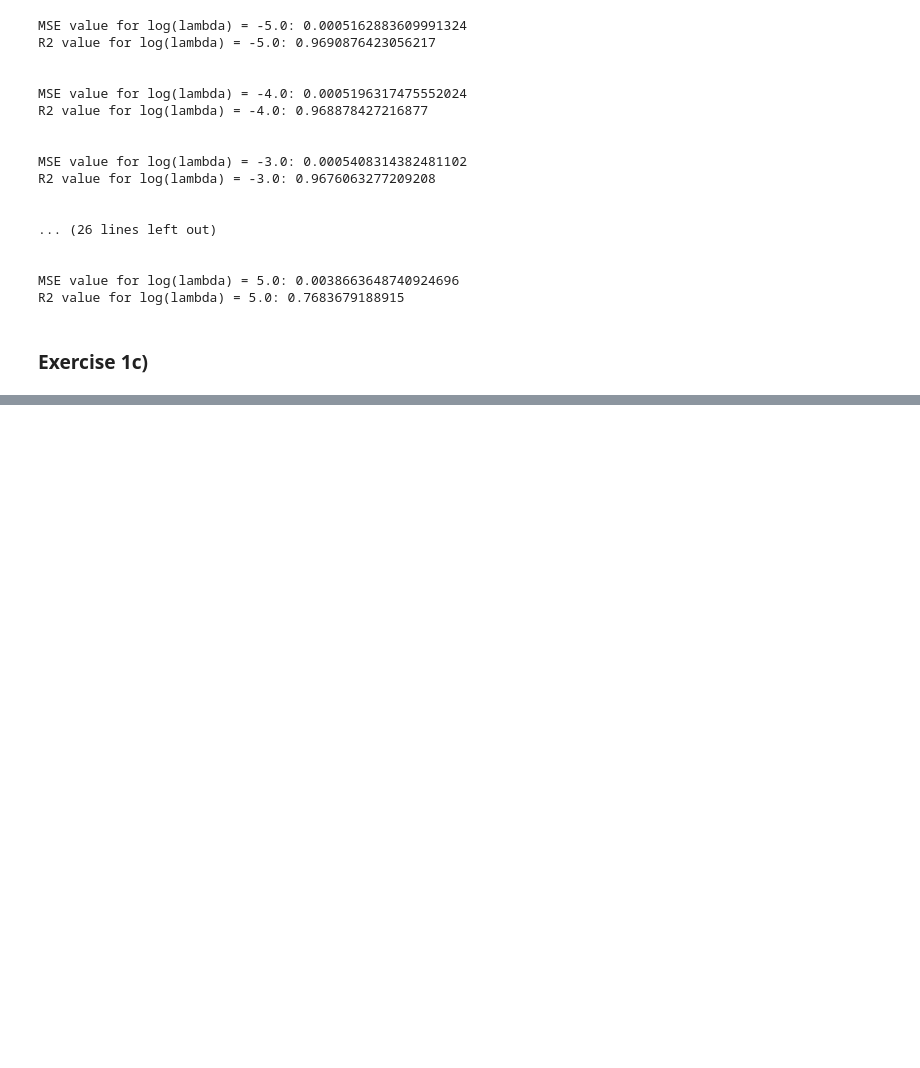
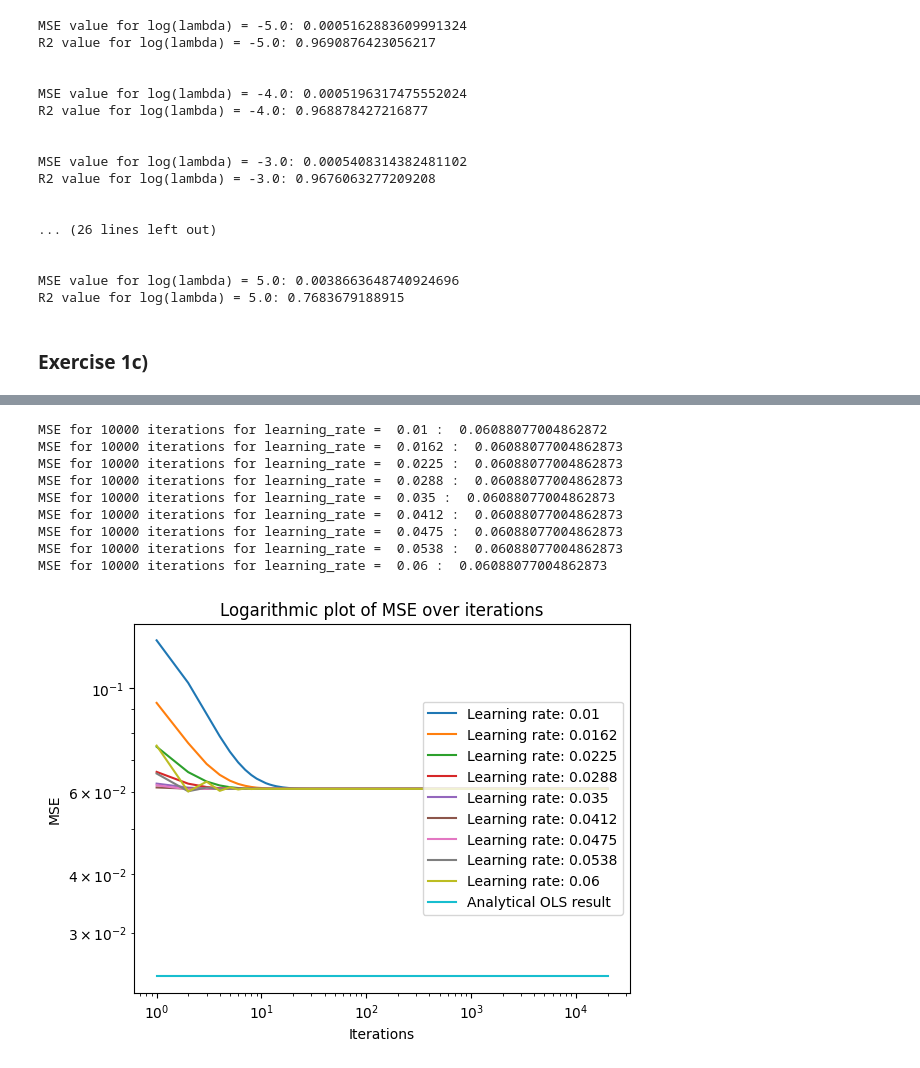
Before and after one commit to HeineEH/FYS-STK3155-4155_Project1, a Jupyter notebook: code/project_1.ipynb, the cells around one changed output, grey strips where cells are left out. Saved outputs shown, nothing was run; the diff lists cells and outputs as text; code cells hidden in the pictures; blank space fills up the shorter version.

Commit message:
Starting analysis of part c

```diff
--- a/code/project_1.ipynb
+++ b/code/project_1.ipynb
@@ -404,15 +412,38 @@ MSE for 10000 iterations for learning_rate =  0.355 :  25.40517473581497
 # %%
+# Performing gradient descent for Ridge regression
 
-def analytic(X,y,regression_type,lamb=0.0):
-    X_train, X_test, y_train, y_test = train_test_split(X, y, test_size=0.2,random_state=42)
-    scaler = StandardScaler()
-    scaler.fit(X_train)
-    X_train_s = scaler.transform(X_train)
-    X_test_s = scaler.transform(X_test)
-    y_offset = np.mean(y_train)
-    if regression_type == "OLS":
-        theta = OLS_parameters(X_train_s, y_train - y_offset)
-    else:
-        theta = Ridge_parameters(X_train_s, y_train - y_offset,lambda_reg = lamb)
-    y_pred = X_test_s @ theta + y_offset
-    ols_mse = MSE(y_test, y_pred)
+learning_rates = np.linspace(0.01,0.06,9)
+
+for i in range(len(learning_rates)):
+    gd_constant = GradientDescent(X, y, gradient=Ridge_Gradient(10**1), starting_parameters=theta, step_method=ConstantGradientStep(learning_rate=learning_rates[i]))
+    mse_data_gd_constant_step = gd_constant.train(iterations=iterations, store_mse=True)
+    analytical_mse = gd_constant.analytical_Ridge_mse(10**1)
+    print("MSE for 10000 iterations for learning_rate = ", round(learning_rates[i],4),": ",mse_data_gd_constant_step[1][len(mse_data_gd_constant_step[1]) - 1])
+    plt.plot(mse_data_gd_constant_step[0], mse_data_gd_constant_step[1], label=f"Learning rate: {round(learning_rates[i],4)}")
+    plt.xlabel("Iterations")
+    plt.ylabel("MSE")
+    plt.loglog()
+    plt.grid()
+    plt.legend(loc="right")
+
+plt.plot(mse_data_gd_constant_step[0],np.ones(len(mse_data_gd_constant_step[0]))*analytical_mse,label="Analytical OLS result")
+plt.xlabel("Iterations")
+plt.ylabel("MSE")
+plt.title("Logarithmic plot of MSE over iterations")
+plt.loglog()
+plt.grid()
+plt.legend(loc="right")
+
+plt.title("Logarithmic plot of MSE over iterations")
+plt.show()
+# %% [output]
+MSE for 10000 iterations for learning_rate =  0.01 :  0.06088077004862872
+MSE for 10000 iterations for learning_rate =  0.0162 :  0.06088077004862873
+MSE for 10000 iterations for learning_rate =  0.0225 :  0.06088077004862873
+MSE for 10000 iterations for learning_rate =  0.0288 :  0.06088077004862873
+MSE for 10000 iterations for learning_rate =  0.035 :  0.06088077004862873
+MSE for 10000 iterations for learning_rate =  0.0412 :  0.06088077004862873
+MSE for 10000 iterations for learning_rate =  0.0475 :  0.06088077004862873
+MSE for 10000 iterations for learning_rate =  0.0538 :  0.06088077004862873
+MSE for 10000 iterations for learning_rate =  0.06 :  0.06088077004862873
+[figure, added]
```
Also changed, not shown: parts of 2 cells of this notebook, 3 other files.
